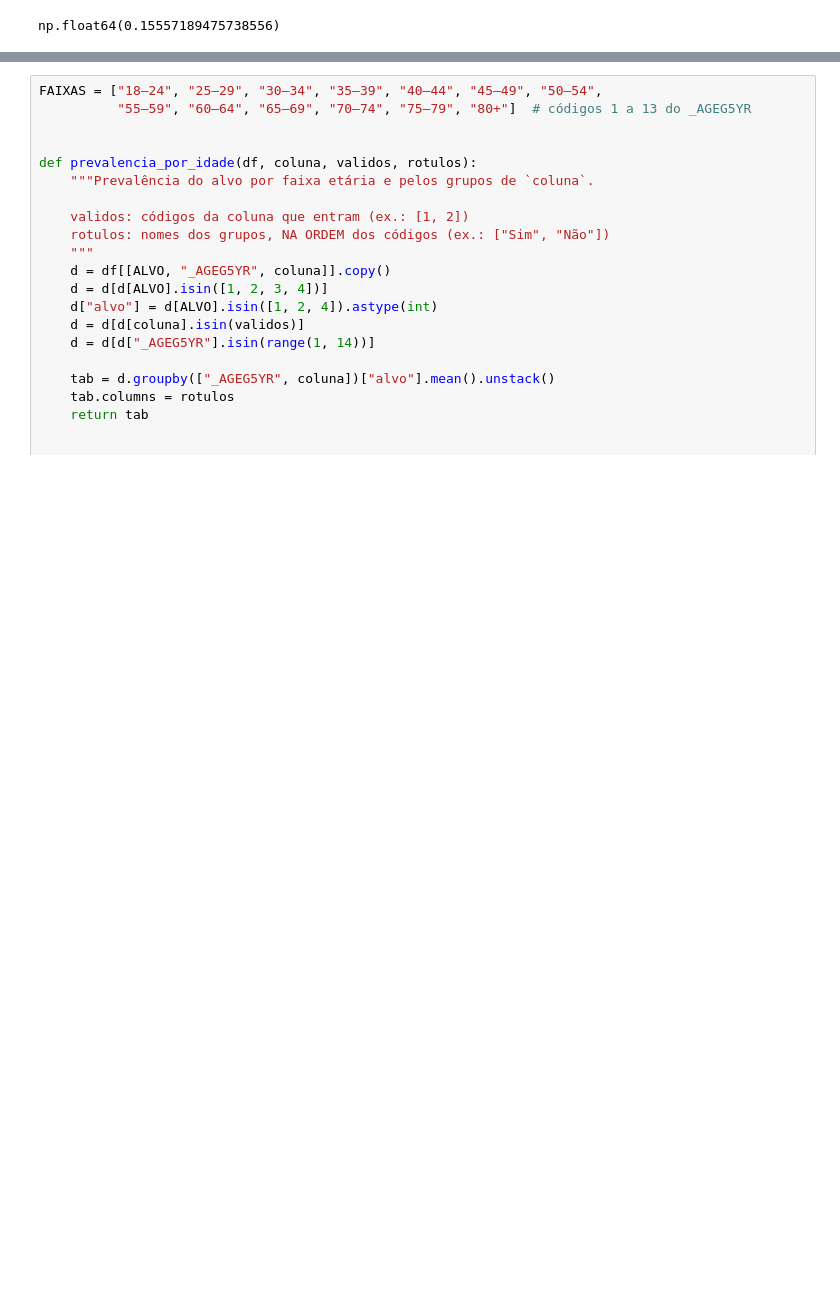
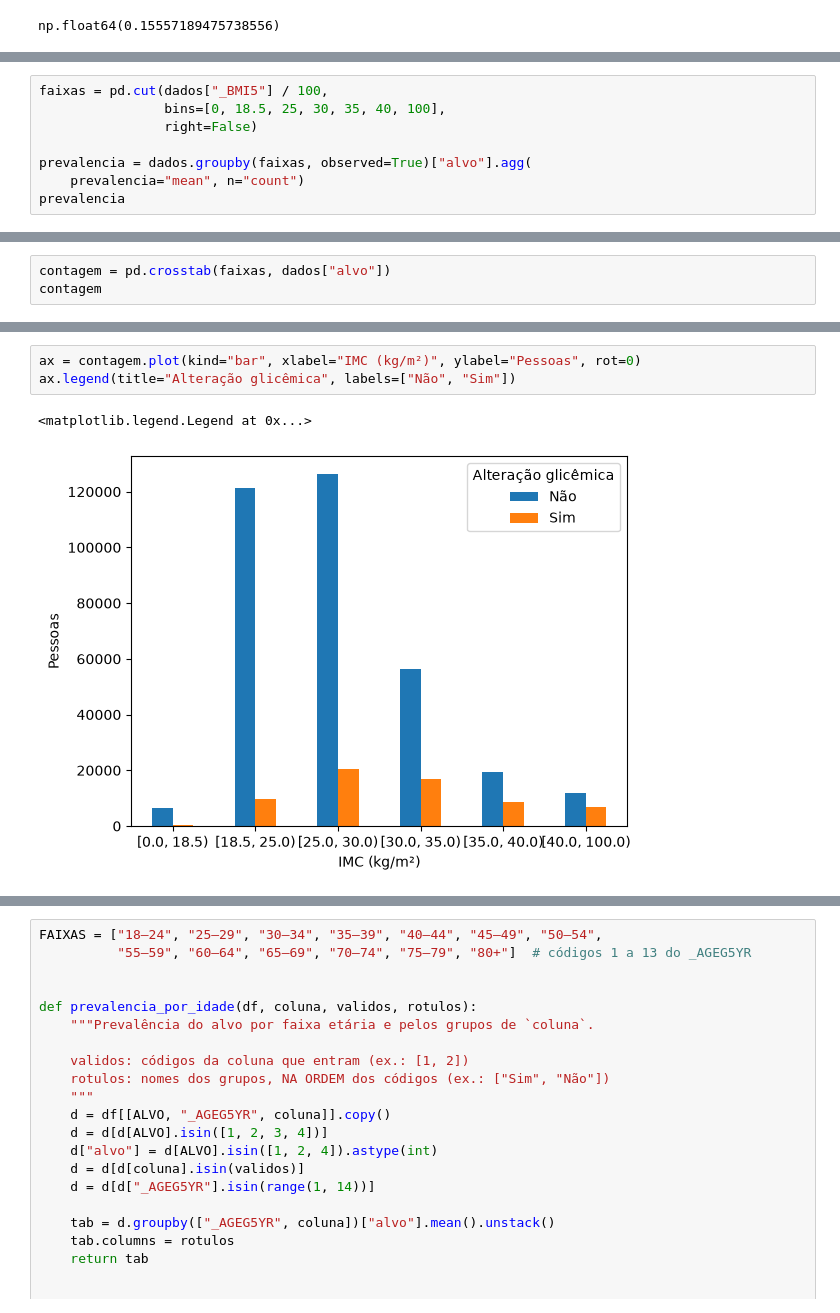
Before and after one commit to nandogamba/extrapees, a Jupyter notebook: notebooks/tc1_diabetes.ipynb, the cells around one changed output, grey strips where cells are left out. Cells and saved outputs as stored; diff of their text form; blank space fills up the shorter version.

```diff
--- a/notebooks/tc1_diabetes.ipynb
+++ b/notebooks/tc1_diabetes.ipynb
@@ -326,0 +151,8 @@ plt.show()
+# %%
+faixas = pd.cut(dados["_BMI5"] / 100,
+                bins=[0, 18.5, 25, 30, 35, 40, 100],
+                right=False)
+
+prevalencia = dados.groupby(faixas, observed=True)["alvo"].agg(
+    prevalencia="mean", n="count")
+prevalencia
@@ -326,0 +168,3 @@ plt.show()
+# %%
+contagem = pd.crosstab(faixas, dados["alvo"])
+contagem
@@ -326,0 +180,6 @@ plt.show()
+# %%
+ax = contagem.plot(kind="bar", xlabel="IMC (kg/m²)", ylabel="Pessoas", rot=0)
+ax.legend(title="Alteração glicêmica", labels=["Não", "Sim"])
+# %% [output]
+<matplotlib.legend.Legend at 0x...>
+[figure, added]
```
Also changed, not shown: parts of 78 cells of this notebook, 7 other files.
